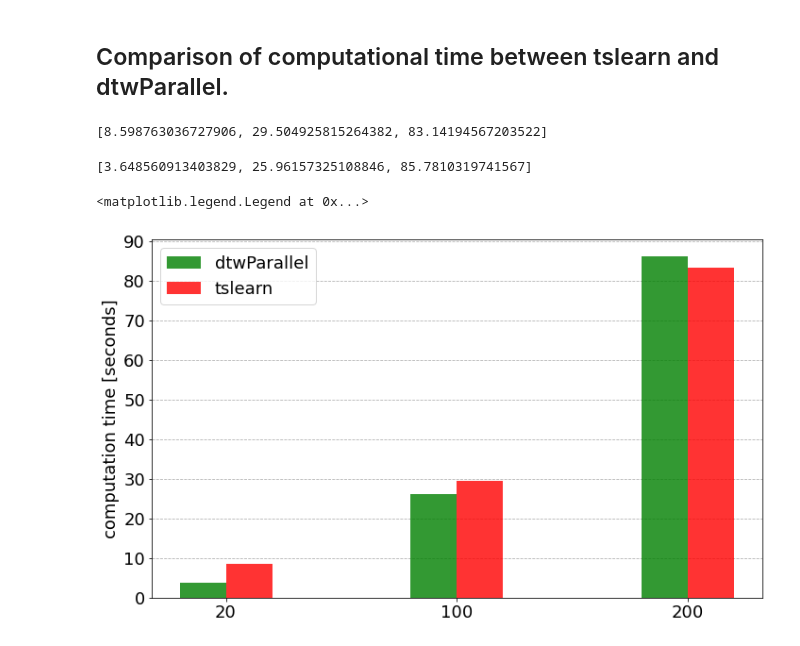
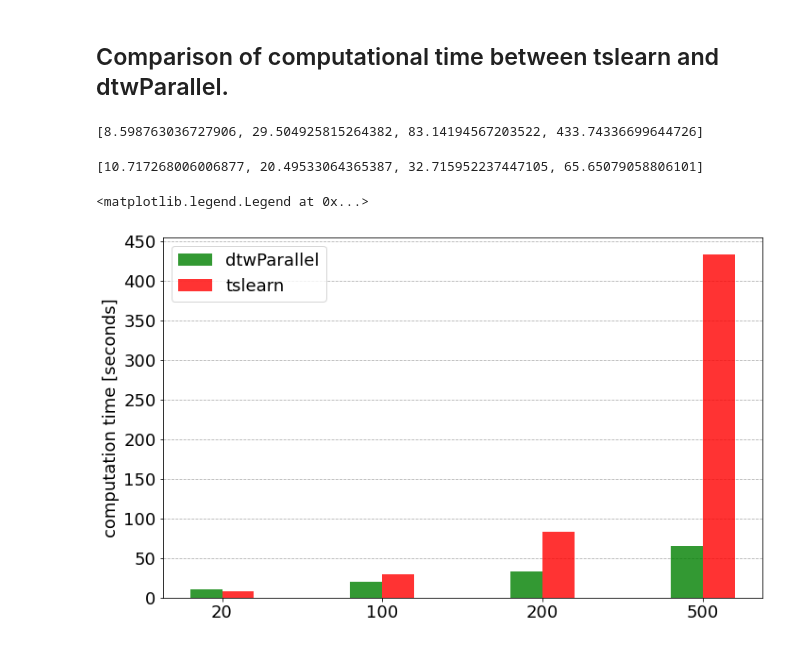
Before and after one commit to oscarescuderoarnanz/dtwParallel, a Jupyter notebook: exampleData/CodeExamples_new/plot_timeExamples_V2.ipynb, the cells around one changed output. Saved outputs shown, nothing was run; the diff lists cells and outputs as text; code cells hidden in the pictures.

```diff
--- a/exampleData/CodeExamples_new/plot_timeExamples_V2.ipynb
+++ b/exampleData/CodeExamples_new/plot_timeExamples_V2.ipynb
@@ -184,7 +184,7 @@ plt.legend(fontsize=18)
 # %% [markdown]
 ## Comparison of computational time between tslearn and dtwParallel.
 # %%
-test = [20,100,200]
+test = [20,100,200,500]
 
 tslearn_value = []
 for t in range(len(test)):
@@ -196,4 +196,4 @@ for t in range(len(test)):
 
 tslearn_value
 # %% [output]
-[8.598763036727906, 29.504925815264382, 83.14194567203522]
+[8.598763036727906, 29.504925815264382, 83.14194567203522, 433.74336699644726]
@@ -216,9 +200,10 @@ tslearn_value
 # %%
-test = [20,100,200]
+import numpy as np
+test = [20,100,200,500]
 
 dtwParallel_value = []
 for t in range(len(test)):
-    data = np.loadtxt('./E2_FinanceData/dtwParallel_'+str(test[t])+'days_datanorm_opt_v2.txt', dtype=str)
+    data = np.loadtxt('./E2_FinanceData/dtwParallel_'+str(test[t])+'days_datanorm_opt_v4.txt', dtype=str)
     a = [word.rstrip(",[]") for word in data]
     a[0] = a[0][1:]
     a = [float(i) for i in a]
@@ -226,26 +211,26 @@ for t in range(len(test)):
 
 dtwParallel_value
 # %% [output]
-[3.648560913403829, 25.96157325108846, 85.7810319741567]
+[10.717268006006877, 20.49533064365387, 32.715952237447105, 65.65079058806101]
 # %%
 fig,axis = plt.subplots(1,1,figsize=(10,6))
 
-numberOfTestPackage = 3
+numberOfTestPackage = 4
 
 plt.bar(np.arange(numberOfTestPackage), dtwParallel_value, color='green', width=0.2, alpha=0.8, label="dtwParallel")
 plt.bar(np.arange(numberOfTestPackage)+0.2, tslearn_value, color='red', width=0.2, alpha=0.8, label="tslearn")
 
-keys_finales = ['20', '100', '200']
+keys_finales = ['20', '100', '200', '500']
 plt.xticks(np.arange(numberOfTestPackage)+0.1, keys_finales, fontsize=18)
-keys_finales_2 = np.arange(0,100,10)
+keys_finales_2 = np.arange(0,500,50)
 plt.yticks(keys_finales_2, fontsize=18)
 axis.set_ylabel('computation time [seconds]',fontsize=18)
 plt.tight_layout()
 axis.yaxis.grid(linestyle = 'dashed')  # grid lines
 axis.set_axisbelow(True)  # grid lines are behind the rest
 plt.legend(fontsize=18)
 
 # plt.savefig("../Figures/comparativeTime.png")
 # %% [output]
 <matplotlib.legend.Legend at 0x...>
-[figure, old version]
+[figure, new version]
```
Also changed, not shown: parts of 3 cells of this notebook, 11 other files.
